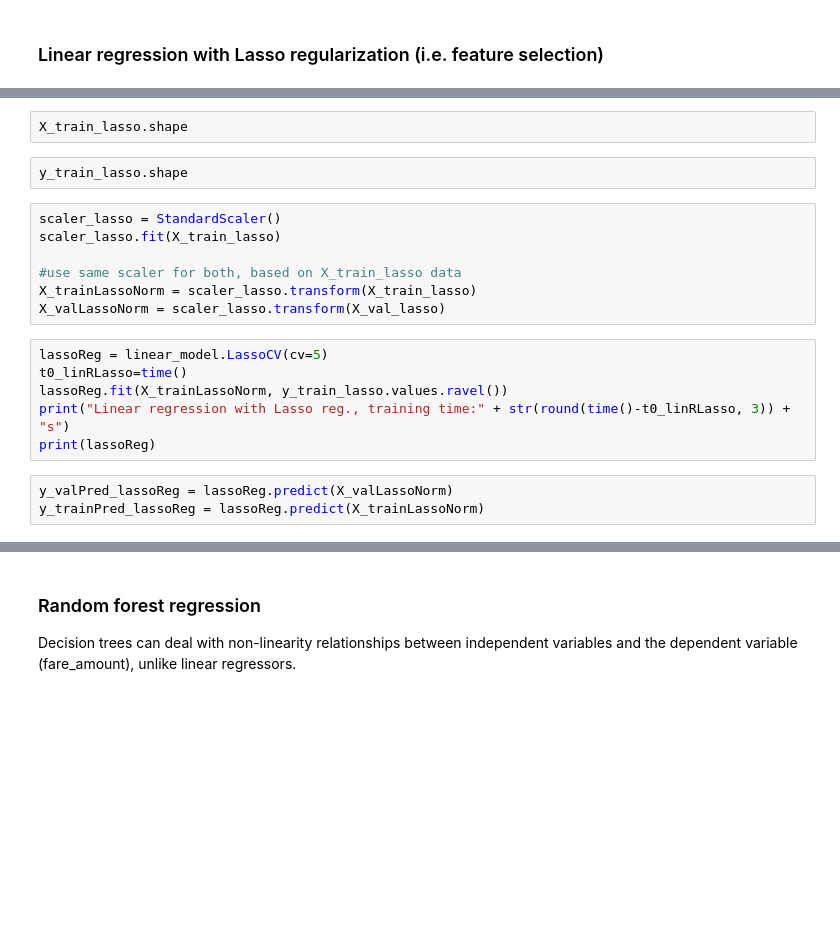
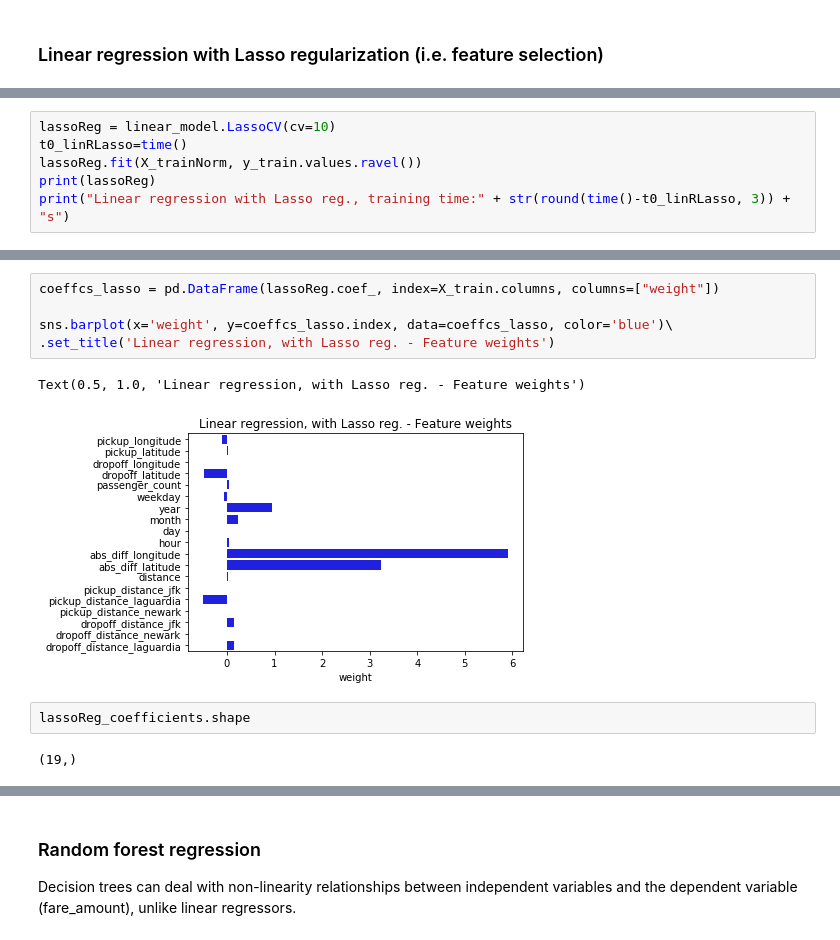
Before and after one commit to ana-rlopez/NYC_taxi_fare_prediction, a Jupyter notebook: NYTaxiFare_1_ExploratoryAnalysis_&_Preprocessing.ipynb, the cells around one changed output, grey strips where cells are left out. Cells and saved outputs as stored; diff of their text form; blank space fills up the shorter version.

```diff
--- a/NYTaxiFare_1_ExploratoryAnalysis_&_Preprocessing.ipynb
+++ b/NYTaxiFare_1_ExploratoryAnalysis_&_Preprocessing.ipynb
@@ -318,0 +455,6 @@ y_val_lasso = val[['fare_amount']]
+# %%
+lassoReg = linear_model.LassoCV(cv=10)
+t0_linRLasso=time()
+lassoReg.fit(X_trainNorm, y_train.values.ravel())
+print(lassoReg)
+print("Linear regression with Lasso reg., training time:" + str(round(time()-t0_linRLasso, 3)) + "s")
@@ -319,20 +492,12 @@ y_val_lasso = val[['fare_amount']]
+# %%
+coeffcs_lasso = pd.DataFrame(lassoReg.coef_, index=X_train.columns, columns=["weight"])
+
+sns.barplot(x='weight', y=coeffcs_lasso.index, data=coeffcs_lasso, color='blue')\
+.set_title('Linear regression, with Lasso reg. - Feature weights')
+# %% [output]
+Text(0.5, 1.0, 'Linear regression, with Lasso reg. - Feature weights')
+[figure, added]
 # %%
-X_train_lasso.shape
+lassoReg_coefficients.shape
+# %% [output]
+(19,)
-# %%
-y_train_lasso.shape
-# %%
-scaler_lasso = StandardScaler()
-scaler_lasso.fit(X_train_lasso)
-
-#use same scaler for both, based on X_train_lasso data
-X_trainLassoNorm = scaler_lasso.transform(X_train_lasso)
-X_valLassoNorm = scaler_lasso.transform(X_val_lasso)
-# %%
-lassoReg = linear_model.LassoCV(cv=5)
-t0_linRLasso=time()
-lassoReg.fit(X_trainLassoNorm, y_train_lasso.values.ravel())
-print("Linear regression with Lasso reg., training time:" + str(round(time()-t0_linRLasso, 3)) + "s")
-print(lassoReg)
-# %%
-y_valPred_lassoReg = lassoReg.predict(X_valLassoNorm)
-y_trainPred_lassoReg = lassoReg.predict(X_trainLassoNorm)
```
Also changed, not shown: parts of 131 cells of this notebook.
